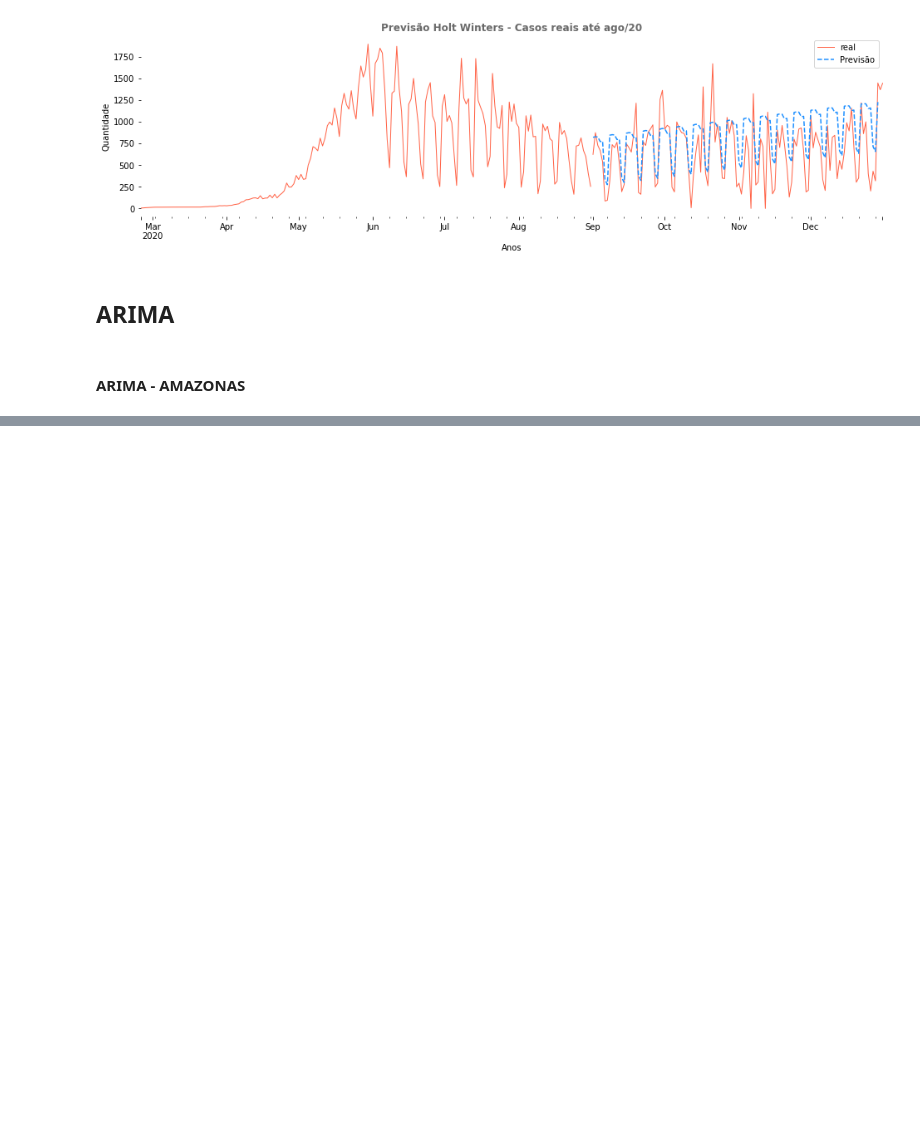
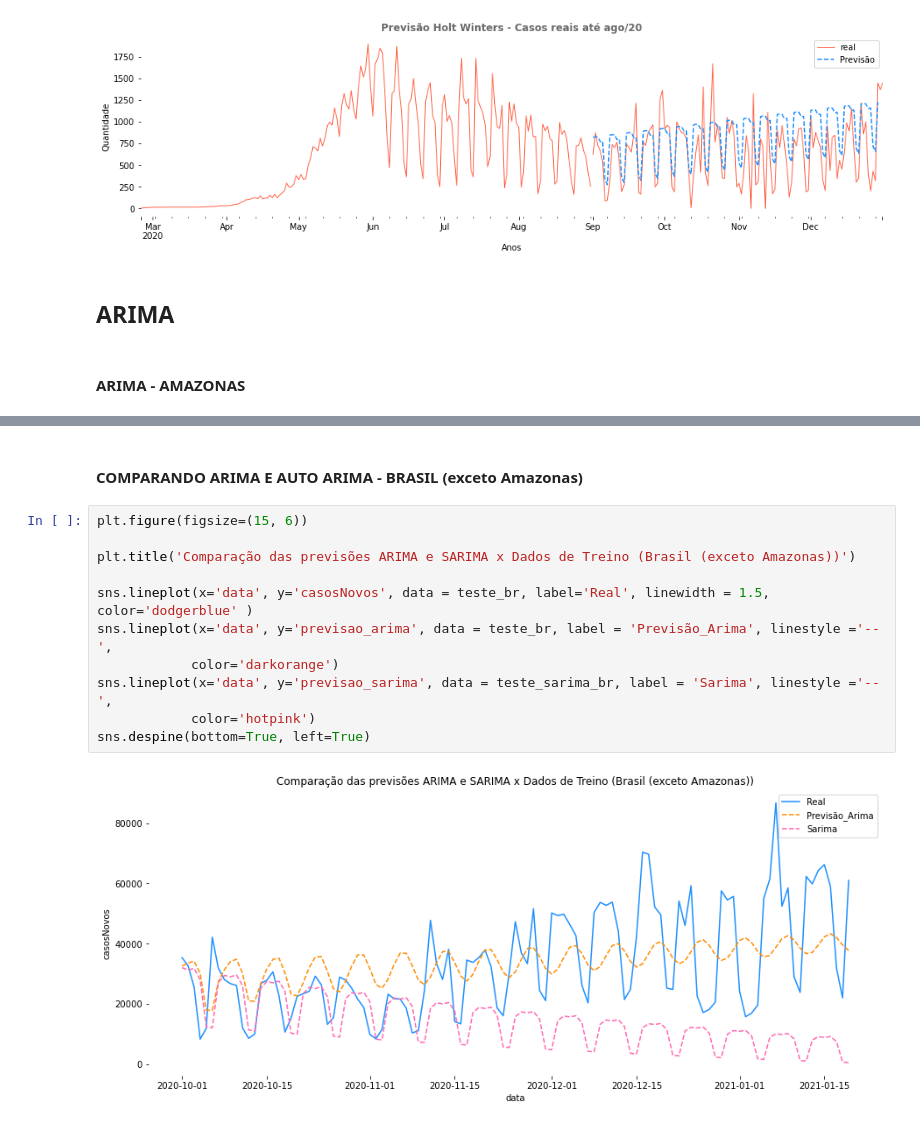
Before and after one commit to daianeklein/bootcamp-Alura, a Jupyter notebook: Desafio-Modulo4.ipynb, the cells around one changed output, grey strips where cells are left out. Saved outputs shown, nothing was run; the diff lists cells and outputs as text; blank space fills up the shorter version.

```diff
--- a/Desafio-Modulo4.ipynb
+++ b/Desafio-Modulo4.ipynb
@@ -1270,0 +1320,15 @@ plt.show()
+# %% [markdown]
+#### COMPARANDO ARIMA E AUTO ARIMA - BRASIL (exceto Amazonas)
+# %%
+plt.figure(figsize=(15, 6))
+
+plt.title('Comparação das previsões ARIMA e SARIMA x Dados de Treino (Brasil (exceto Amazonas))')
+
+sns.lineplot(x='data', y='casosNovos', data = teste_br, label='Real', linewidth = 1.5, color='dodgerblue' )
+sns.lineplot(x='data', y='previsao_arima', data = teste_br, label = 'Previsão_Arima', linestyle ='--',
+            color='darkorange')
+sns.lineplot(x='data', y='previsao_sarima', data = teste_sarima_br, label = 'Sarima', linestyle ='--',
+            color='hotpink')
+sns.despine(bottom=True, left=True)
+# %% [output]
+[figure, added]
```
Also changed, not shown: parts of 19 cells of this notebook.
